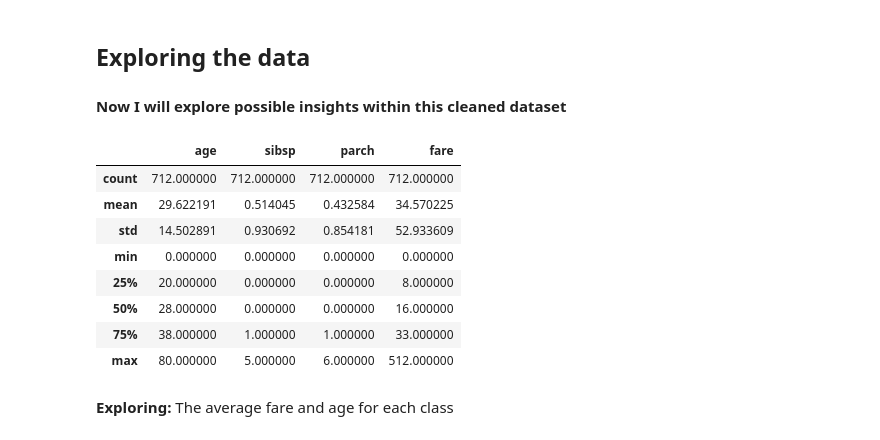
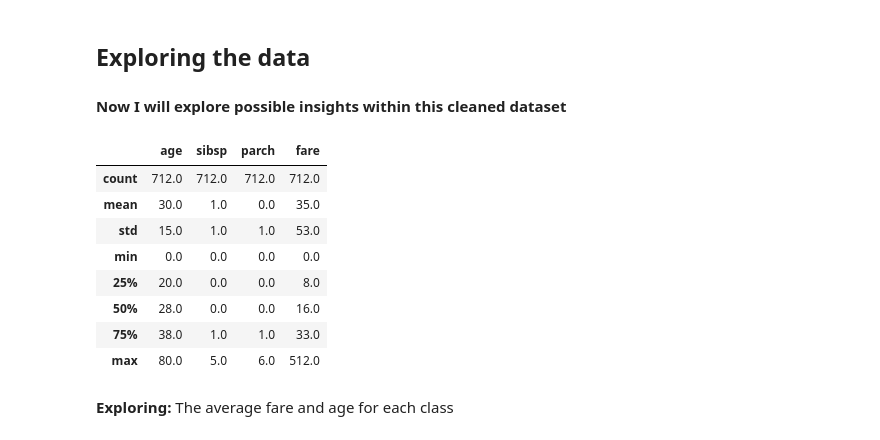
Before and after one commit to KehindeG/Data_402_Python, a Jupyter notebook: titanic_exploration.ipynb, the cells around one changed output. Cells and saved outputs as stored; diff of their text form; code cells hidden in the pictures.

```diff
--- a/titanic_exploration.ipynb
+++ b/titanic_exploration.ipynb
@@ -453,17 +453,17 @@ df_new.head(50)
 
 #### Now I will explore possible insights within this cleaned dataset
 # %%
-df_new.describe()
+df_new.describe().round()
 # %% [output]
 |  | age | sibsp | parch | fare |
-| count | 712.000000 | 712.000000 | 712.000000 | 712.000000 |
-| mean | 29.622191 | 0.514045 | 0.432584 | 34.570225 |
-| std | 14.502891 | 0.930692 | 0.854181 | 52.933609 |
-| min | 0.000000 | 0.000000 | 0.000000 | 0.000000 |
-| 25% | 20.000000 | 0.000000 | 0.000000 | 8.000000 |
-| 50% | 28.000000 | 0.000000 | 0.000000 | 16.000000 |
-| 75% | 38.000000 | 1.000000 | 1.000000 | 33.000000 |
-| max | 80.000000 | 5.000000 | 6.000000 | 512.000000 |
+| count | 712.0 | 712.0 | 712.0 | 712.0 |
+| mean | 30.0 | 1.0 | 0.0 | 35.0 |
+| std | 15.0 | 1.0 | 1.0 | 53.0 |
+| min | 0.0 | 0.0 | 0.0 | 0.0 |
+| 25% | 20.0 | 0.0 | 0.0 | 8.0 |
+| 50% | 28.0 | 0.0 | 0.0 | 16.0 |
+| 75% | 38.0 | 1.0 | 1.0 | 33.0 |
+| max | 80.0 | 5.0 | 6.0 | 512.0 |
 # %% [markdown]
 **Exploring:** The average fare and age for each class
 # %%
```
Also changed, not shown: parts of 2 cells of this notebook.
